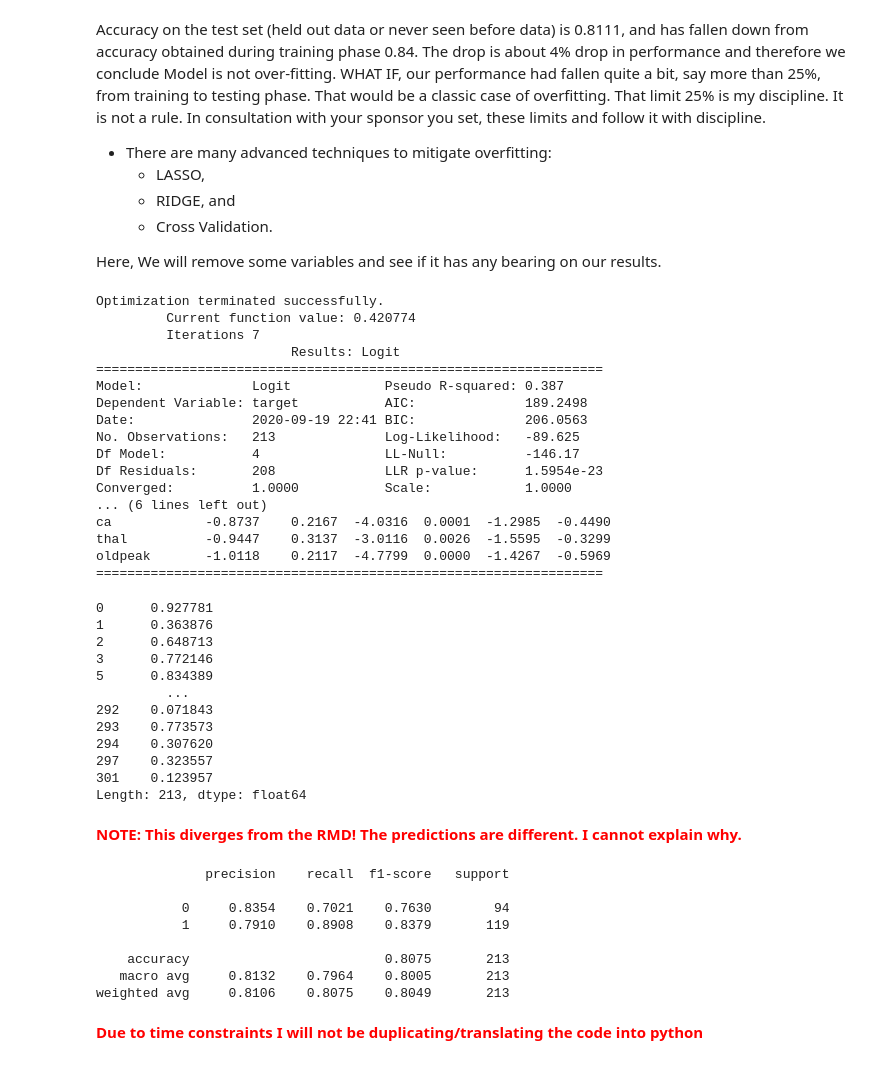
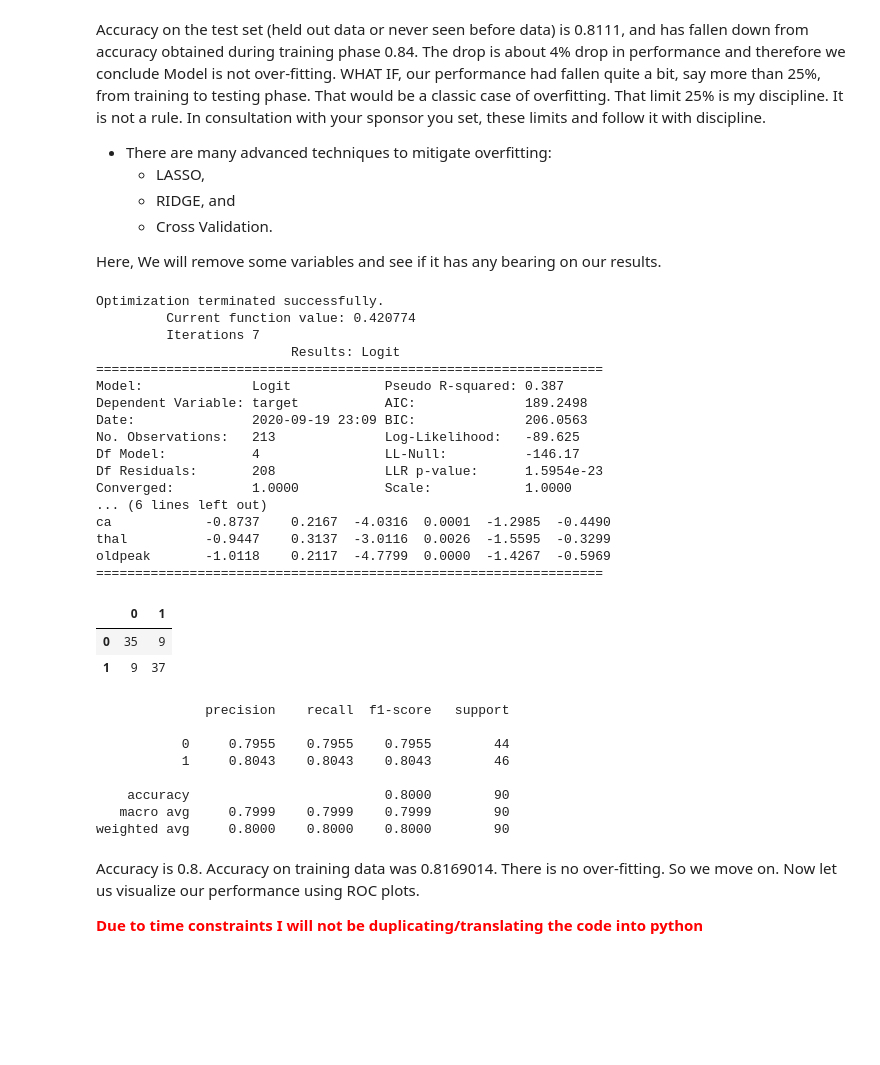
Before and after one commit to mikeasilva/CUNY-SPS, a Jupyter notebook: DATA622/M02-glm.ipynb, the cells around one changed output. Saved outputs shown, nothing was run; the diff lists cells and outputs as text; code cells hidden in the pictures; blank space fills up the shorter version.

```diff
--- a/DATA622/M02-glm.ipynb
+++ b/DATA622/M02-glm.ipynb
@@ -548,7 +548,9 @@ WHAT IF, our performance had fallen quite a bit, say more than 25%, from trainin
 
 Here, We will remove some variables and see if it has any bearing on our results.
 # %%
-X_train = trdata[["intercept", "cp", "ca" ,"thal", "oldpeak"]]
+cols = ["intercept", "cp", "ca" ,"thal", "oldpeak"]
+X_train = trdata[cols]
+X_test = tsdata[cols]
 tst_model2 = sm.Logit(Y_train, X_train).fit()
 print(tst_model2.summary2())
 # %% [output]
@@ -559,7 +561,7 @@ Optimization terminated successfully.
 =================================================================
 Model:              Logit            Pseudo R-squared: 0.387
 Dependent Variable: target           AIC:              189.2498
-Date:               2020-09-19 22:41 BIC:              206.0563
+Date:               2020-09-19 23:09 BIC:              206.0563
 No. Observations:   213              Log-Likelihood:   -89.625
 Df Model:           4                LL-Null:          -146.17
 Df Residuals:       208              LLR p-value:      1.5954e-23
@@ -570,35 +572,25 @@ thal          -0.9447    0.3137  -3.0116  0.0026  -1.5595  -0.3299
 oldpeak       -1.0118    0.2117  -4.7799  0.0000  -1.4267  -0.5969
 =================================================================
 # %%
-tr_tst_pred = tst_model2.predict(X_train)
+tr_tst_pred = tst_model2.predict(X_test)
 tr_pred_class = [ 0 if x < 0.5 else 1 for x in tr_tst_pred]
-pd.DataFrame(confusion_matrix(Y_train, tr_pred_class))
-tr_tst_pred
+pd.DataFrame(confusion_matrix(Y_test, tr_pred_class))
 # %% [output]
-0      0.927781
-1      0.363876
-2      0.648713
-3      0.772146
-5      0.834389
-         ...
-292    0.071843
-293    0.773573
-294    0.307620
-297    0.323557
-301    0.123957
-Length: 213, dtype: float64
+|  | 0 | 1 |
+| 0 | 35 | 9 |
+| 1 | 9 | 37 |
-# %% [markdown]
-<span style="color:red;">**NOTE: This diverges from the RMD!  The predictions are different.  I cannot explain why.**</span>
 # %%
-print(classification_report(Y_train, tr_pred_class, digits = 4))
+print(classification_report(Y_test, tr_pred_class, digits = 4))
 # %% [output]
               precision    recall  f1-score   support
 
-           0     0.8354    0.7021    0.7630        94
-           1     0.7910    0.8908    0.8379       119
+           0     0.7955    0.7955    0.7955        44
+           1     0.8043    0.8043    0.8043        46
 
-    accuracy                         0.8075       213
-   macro avg     0.8132    0.7964    0.8005       213
-weighted avg     0.8106    0.8075    0.8049       213
+    accuracy                         0.8000        90
+   macro avg     0.7999    0.7999    0.7999        90
+weighted avg     0.8000    0.8000    0.8000        90
 # %% [markdown]
+Accuracy is 0.8. Accuracy on training data was 0.8169014. There is no over-fitting. So we move on. Now let us visualize our performance using ROC plots.
+
 <span style="color:red">**Due to time constraints I will not be duplicating/translating the code into python**</span>
```
Also changed, not shown: parts of 4 cells of this notebook.
